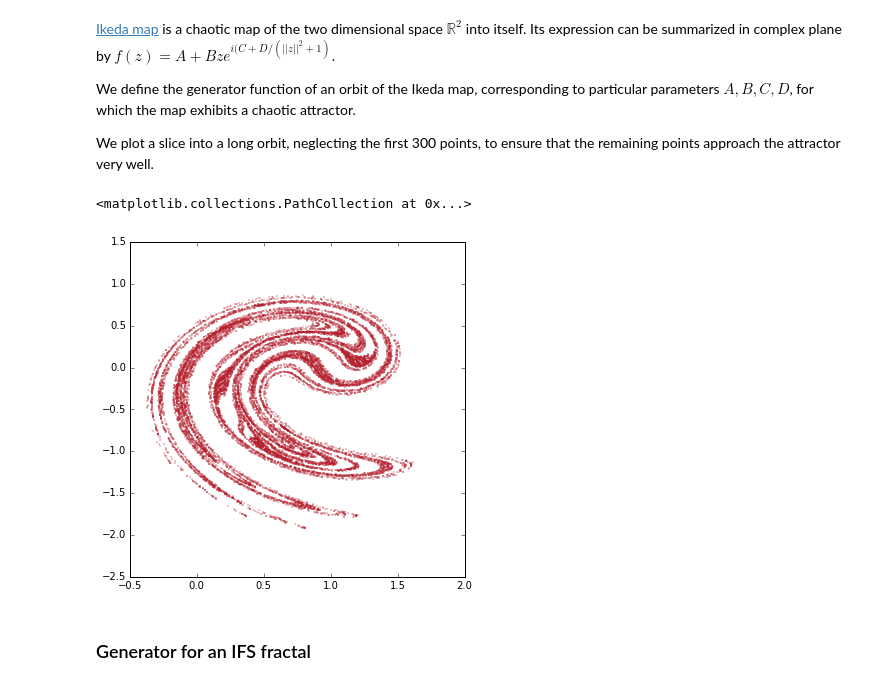
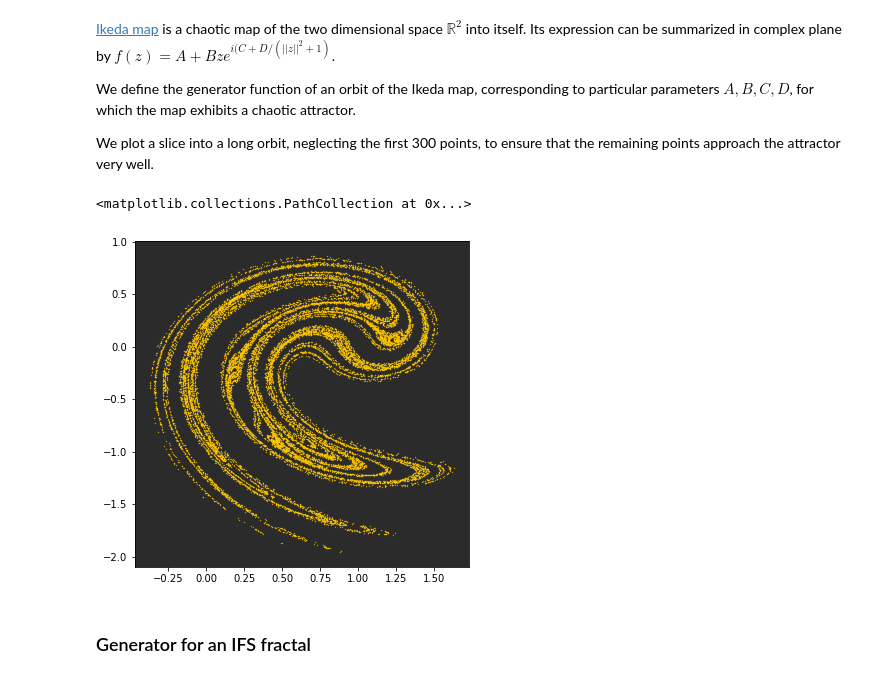
Before and after one commit to empet/pytwist, a Jupyter notebook: Generators-and-Dynamical-Systs.ipynb, the cells around one changed output. Cells and saved outputs as stored; diff of their text form; code cells hidden in the pictures.

```diff
--- a/Generators-and-Dynamical-Systs.ipynb
+++ b/Generators-and-Dynamical-Systs.ipynb
@@ -585,15 +592,15 @@ def gen_Ikeda(z0):
 # %%
-z0=0.0+1j*0
-gik=gen_Ikeda(z0)
-aIkeda=np.array([z for z in islice(gik, 300, 20000)])
+z0 = 0.0+1j*0
+gik = gen_Ikeda(z0)
+aikeda=np.array([z for z in islice(gik, 300, 20000)])
 # %%
 fig = plt.figure(figsize=(6, 6))
 ax = fig.add_subplot(111)
-
-plt.scatter(aIkeda.real, aIkeda.imag, color= '#b6212d', s=0.1)
+ax.set_facecolor('#2B2B2B')
+plt.scatter(aikeda.real, aikeda.imag, color= '#FFC800', s=0.1)
 # %% [output]
 <matplotlib.collections.PathCollection at 0x...>
-[figure, old version]
+[figure, new version]
 # %% [markdown]
 ### Generator for an IFS  fractal
 # %% [markdown]
```
Also changed, not shown: parts of 80 cells of this notebook.
